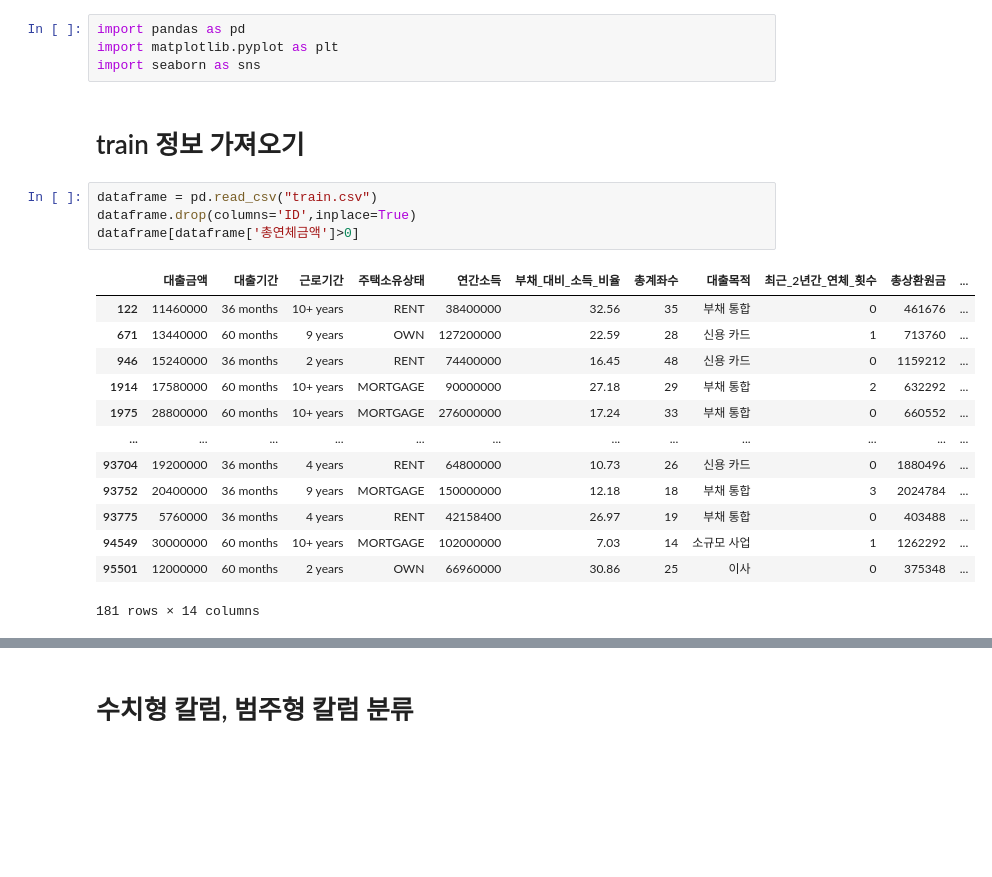
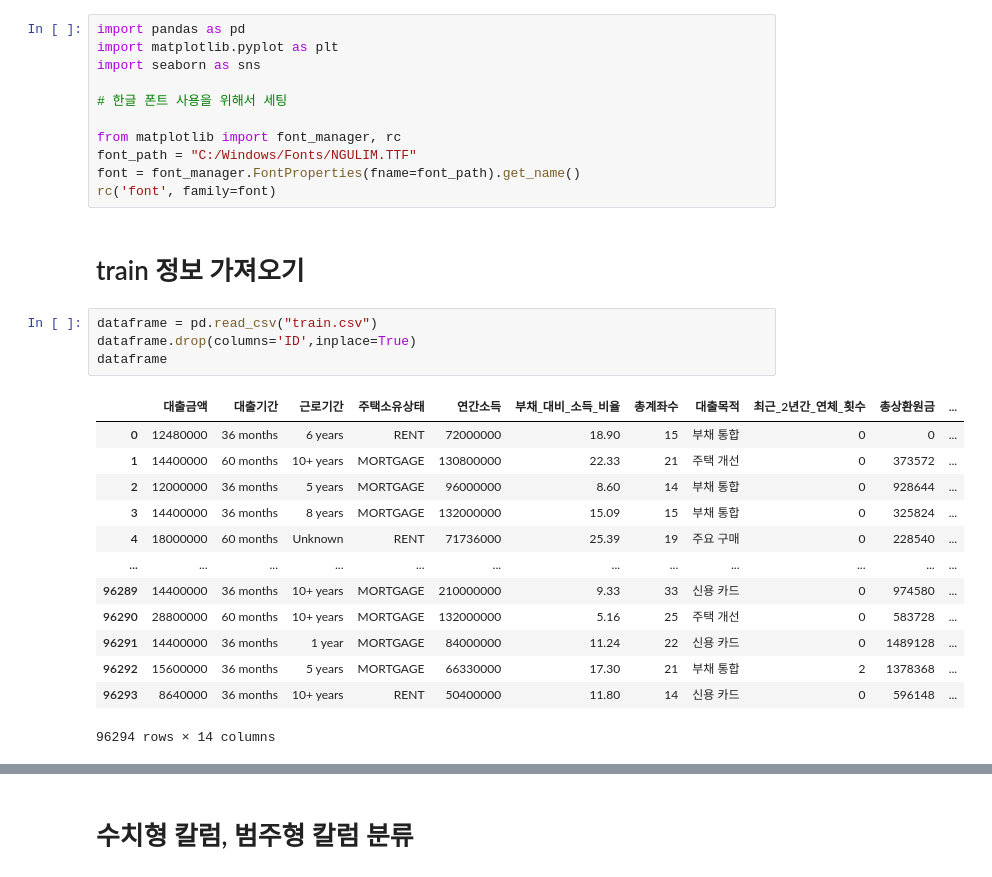
Before and after one commit to youse0ng/AICE_, a Jupyter notebook: open/데이터.ipynb, the cells around one changed output, grey strips where cells are left out. Cells and saved outputs as stored; diff of their text form; blank space fills up the shorter version.

```diff
--- a/open/데이터.ipynb
+++ b/open/데이터.ipynb
@@ -2,23 +2,30 @@
 import pandas as pd
 import matplotlib.pyplot as plt
 import seaborn as sns
+
+# 한글 폰트 사용을 위해서 세팅
+
+from matplotlib import font_manager, rc
+font_path = "C:/Windows/Fonts/NGULIM.TTF"
+font = font_manager.FontProperties(fname=font_path).get_name()
+rc('font', family=font)
 # %% [markdown]
 # train 정보 가져오기
 # %%
 dataframe = pd.read_csv("train.csv")
 dataframe.drop(columns='ID',inplace=True)
-dataframe[dataframe['총연체금액']>0]
+dataframe
 # %% [output]
 |  | 대출금액 | 대출기간 | 근로기간 | 주택소유상태 | 연간소득 | 부채_대비_소득_비율 | 총계좌수 | 대출목적 | 최근_2년간_연체_횟수 | 총상환원금 | ... |
-| 122 | 11460000 | 36 months | 10+ years | RENT | 38400000 | 32.56 | 35 | 부채 통합 | 0 | 461676 | ... |
-| 671 | 13440000 | 60 months | 9 years | OWN | 127200000 | 22.59 | 28 | 신용 카드 | 1 | 713760 | ... |
-| 946 | 15240000 | 36 months | 2 years | RENT | 74400000 | 16.45 | 48 | 신용 카드 | 0 | 1159212 | ... |
-| 1914 | 17580000 | 60 months | 10+ years | MORTGAGE | 90000000 | 27.18 | 29 | 부채 통합 | 2 | 632292 | ... |
-| 1975 | 28800000 | 60 months | 10+ years | MORTGAGE | 276000000 | 17.24 | 33 | 부채 통합 | 0 | 660552 | ... |
+| 0 | 12480000 | 36 months | 6 years | RENT | 72000000 | 18.90 | 15 | 부채 통합 | 0 | 0 | ... |
+| 1 | 14400000 | 60 months | 10+ years | MORTGAGE | 130800000 | 22.33 | 21 | 주택 개선 | 0 | 373572 | ... |
+| 2 | 12000000 | 36 months | 5 years | MORTGAGE | 96000000 | 8.60 | 14 | 부채 통합 | 0 | 928644 | ... |
+| 3 | 14400000 | 36 months | 8 years | MORTGAGE | 132000000 | 15.09 | 15 | 부채 통합 | 0 | 325824 | ... |
+| 4 | 18000000 | 60 months | Unknown | RENT | 71736000 | 25.39 | 19 | 주요 구매 | 0 | 228540 | ... |
 | ... | ... | ... | ... | ... | ... | ... | ... | ... | ... | ... | ... |
-| 93704 | 19200000 | 36 months | 4 years | RENT | 64800000 | 10.73 | 26 | 신용 카드 | 0 | 1880496 | ... |
-| 93752 | 20400000 | 36 months | 9 years | MORTGAGE | 150000000 | 12.18 | 18 | 부채 통합 | 3 | 2024784 | ... |
-| 93775 | 5760000 | 36 months | 4 years | RENT | 42158400 | 26.97 | 19 | 부채 통합 | 0 | 403488 | ... |
-| 94549 | 30000000 | 60 months | 10+ years | MORTGAGE | 102000000 | 7.03 | 14 | 소규모 사업 | 1 | 1262292 | ... |
-| 95501 | 12000000 | 60 months | 2 years | OWN | 66960000 | 30.86 | 25 | 이사 | 0 | 375348 | ... |
+| 96289 | 14400000 | 36 months | 10+ years | MORTGAGE | 210000000 | 9.33 | 33 | 신용 카드 | 0 | 974580 | ... |
+| 96290 | 28800000 | 60 months | 10+ years | MORTGAGE | 132000000 | 5.16 | 25 | 주택 개선 | 0 | 583728 | ... |
+| 96291 | 14400000 | 36 months | 1 year | MORTGAGE | 84000000 | 11.24 | 22 | 신용 카드 | 0 | 1489128 | ... |
+| 96292 | 15600000 | 36 months | 5 years | MORTGAGE | 66330000 | 17.30 | 21 | 부채 통합 | 2 | 1378368 | ... |
+| 96293 | 8640000 | 36 months | 10+ years | RENT | 50400000 | 11.80 | 14 | 신용 카드 | 0 | 596148 | ... |
-181 rows × 14 columns
+96294 rows × 14 columns
```
Also changed, not shown: parts of 11 cells of this notebook.
